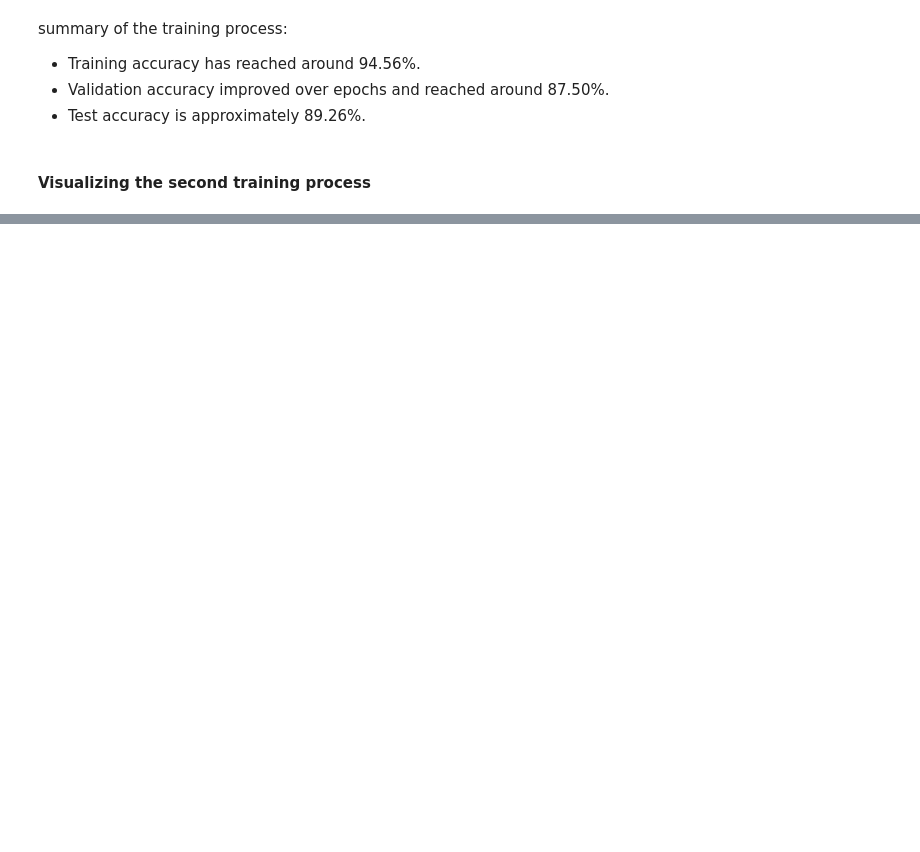
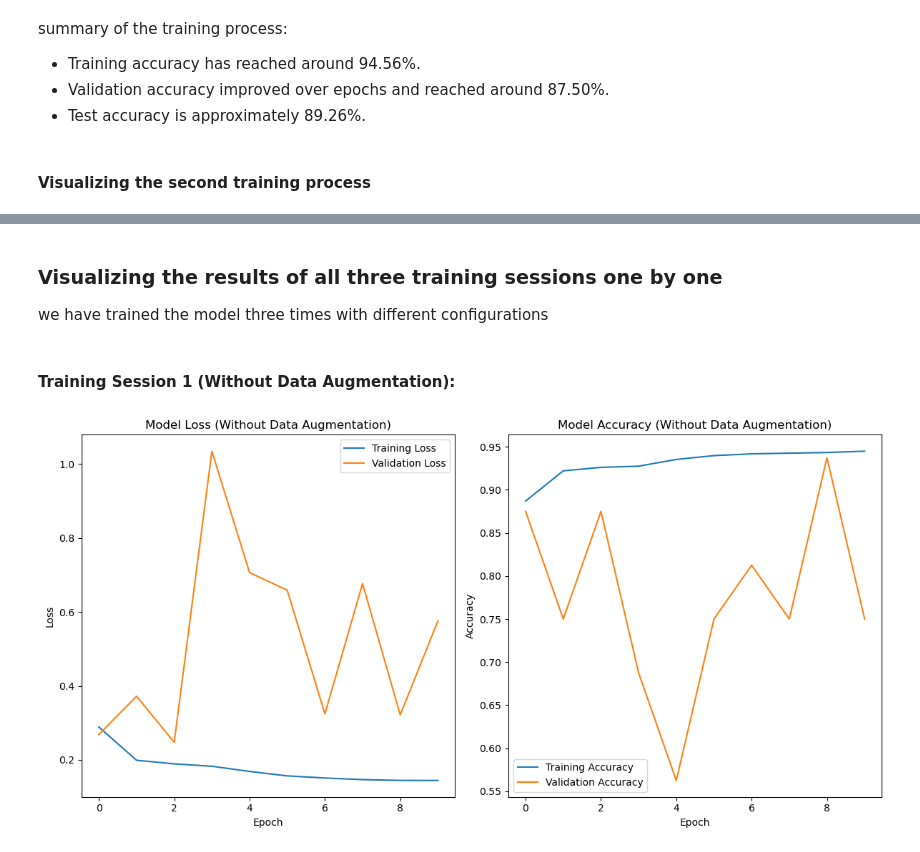
Before and after one commit to Ivan3864/Pneumonia-Detection, a Jupyter notebook: notebook.ipynb, the cells around one changed output, grey strips where cells are left out. Cells and saved outputs as stored; diff of their text form; code cells hidden in the pictures; blank space fills up the shorter version.

Commit message:
Visualizing the models

```diff
--- a/notebook.ipynb
+++ b/notebook.ipynb
@@ -463,0 +479,28 @@ Epoch 10/10
+# %% [markdown]
+### Visualizing the results of all three training sessions one by one
+we have trained the model three times with different configurations
+# %% [markdown]
+#### Training Session 1 (Without Data Augmentation):
+# %%
+# Training and validation loss and accuracy for the first session (without data augmentation)
+plt.figure(figsize=(12, 6))
+plt.subplot(1, 2, 1)
+plt.plot(history.history['loss'], label='Training Loss')
+plt.plot(history.history['val_loss'], label='Validation Loss')
+plt.title('Model Loss (Without Data Augmentation)')
+plt.xlabel('Epoch')
+plt.ylabel('Loss')
+plt.legend()
+
+plt.subplot(1, 2, 2)
+plt.plot(history.history['accuracy'], label='Training Accuracy')
+plt.plot(history.history['val_accuracy'], label='Validation Accuracy')
+plt.title('Model Accuracy (Without Data Augmentation)')
+plt.xlabel('Epoch')
+plt.ylabel('Accuracy')
+plt.legend()
+
+plt.tight_layout()
+plt.show()
+# %% [output]
+[figure, added]
```
Also changed, not shown: parts of 12 cells of this notebook.
